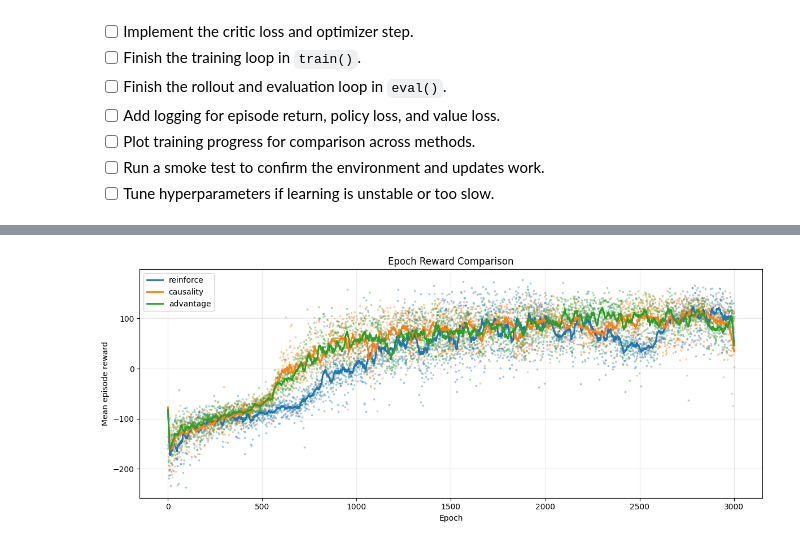
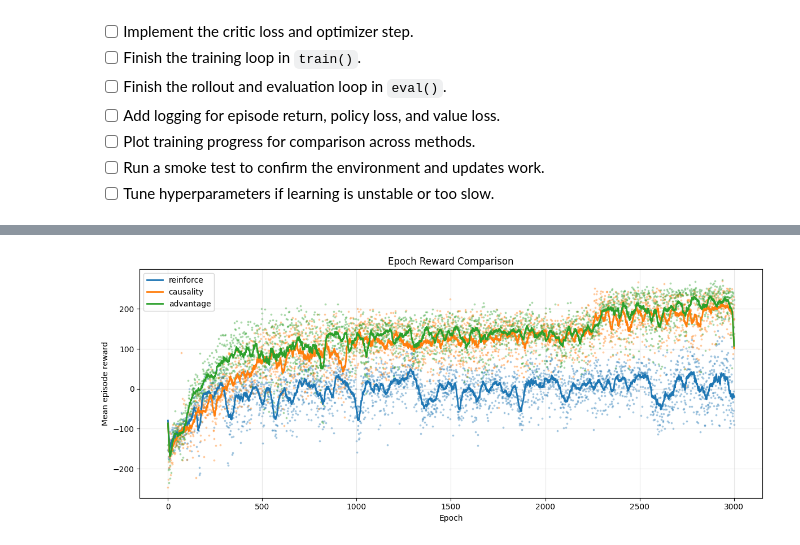
Before and after one commit to David-S-Hunsicker/ml, a Jupyter notebook: reinforcement_learning/RL_part_2_assignment.ipynb, the cells around one changed output, grey strips where cells are left out. Cells and saved outputs as stored; diff of their text form; code cells hidden in the pictures.

Commit message:
Trained 3 methods

```diff
--- a/reinforcement_learning/RL_part_2_assignment.ipynb
+++ b/reinforcement_learning/RL_part_2_assignment.ipynb
@@ -144,10 +155,20 @@ class PolicyNetwork(nn.Module):
         """Return action distribution for observations."""
         return Categorical(logits=self.net(obs))
 
-    def get_action(self, obs):
-        """Sample one action and return (action, log_prob)."""
+    def get_action(self, obs, deterministic: bool = False):
+        """Return one action and its log-probability.
+
+        Args:
+            obs: Observation tensor.
+            deterministic: If True, take the highest-probability action
+                (argmax) instead of sampling. Training needs sampling to
+                explore alternatives the policy doesn't yet favor; evaluation
+                should use the policy's actual best action to measure true
+                performance instead of injecting extra variance from random
+                exploration that has nothing to do with policy quality.
+        """
         dist = self(obs)
-        action = dist.sample()
+        action = dist.probs.argmax(dim=-1) if deterministic else dist.sample()
         log_prob = dist.log_prob(action)
         return action.item(), log_prob
 
@@ -348,8 +525,9 @@ def _smooth(values, window=20):
 
 
 def run_experiment(method='causality', epochs=5, n_steps_per_epoch=1500, hidden_sizes=[64, 64],
-                   lr=1e-3, value_lr=1e-3, max_eps_length=500, verbose=True,
-                   eval_render_every=None, show_plot=True):
+                   lr=1e-3, value_lr=1e-3, max_eps_length=500, entropy_coef=0.01,
+                   entropy_coef_final=None, gamma=1.0, verbose=True, eval_render_every=None,
+                   show_plot=True):
     """Train one policy-gradient configuration and plot reward per epoch.
 
     Args:
@@ -360,6 +538,11 @@ def run_experiment(method='causality', epochs=5, n_steps_per_epoch=1500, hidden_
         lr: Policy learning rate.
         value_lr: Critic learning rate.
         max_eps_length: Max steps per episode.
+        entropy_coef: Starting weight on the policy's entropy bonus.
+        entropy_coef_final: If set, entropy_coef linearly anneals to this
+            value by the last epoch instead of staying constant.
+        gamma: Discount factor in (0, 1] applied to reinforce_returns and
+            causality. gamma=1.0 recovers the original undiscounted behavior.
         verbose: Print trainer progress.
         eval_render_every: Render frequency for eval; None keeps plots visible.
         show_plot: Whether to display the per-method reward chart.
@@ -376,6 +559,9 @@ def run_experiment(method='causality', epochs=5, n_steps_per_epoch=1500, hidden_
         lr=lr,
         value_lr=value_lr,
         max_eps_length=max_eps_length,
+        entropy_coef=entropy_coef,
+        entropy_coef_final=entropy_coef_final,
+        gamma=gamma,
         verbose=verbose,
     )
 
@@ -397,24 +583,32 @@ def run_experiment(method='causality', epochs=5, n_steps_per_epoch=1500, hidden_
     return trainer, epoch_rewards, eval_return
 
 
-def compare_methods(methods=('reinforce', 'causality', 'advantage'), **experiment_kwargs):
+def compare_methods(methods=('reinforce', 'causality', 'advantage'), method_overrides=None,
+                     **experiment_kwargs):
     """Train multiple methods and overlay their epoch reward curves.
 
     Args:
         methods: Methods to evaluate.
+        method_overrides: Optional dict mapping method name to a dict of
+            run_experiment kwargs (e.g. lr, entropy_coef) that override the
+            shared experiment_kwargs for that method only. Useful since
+            reinforce/causality/advantage respond differently to the same
+            learning rate and entropy bonus (see training notes above).
         **experiment_kwargs: Shared keyword args forwarded to run_experiment().
 
     Returns:
         dict[str, dict[str, object]]: Per-method trainer, rewards, and eval return.
     """
+    method_overrides = method_overrides or {}
     results = {}
     fig, ax = plt.subplots(figsize=(12, 5))
 
     for method in methods:
+        method_kwargs = {**experiment_kwargs, **method_overrides.get(method, {})}
         trainer, epoch_rewards, eval_return = run_experiment(
             method=method,
             show_plot=False,
-            **experiment_kwargs,
+            **method_kwargs,
         )
         results[method] = {
             'trainer': trainer,
@@ -440,11 +634,37 @@ if RUN_SMOKE_TEST:
     comparison_results = compare_methods(
         methods=('reinforce', 'causality', 'advantage'),
         epochs=3000,
-        n_steps_per_epoch=700,
+        n_steps_per_epoch=900,
         hidden_sizes=[64, 64],
         lr=1e-3,
         value_lr=1e-3,
+        entropy_coef=0.002,
+        max_eps_length=2000,
+        gamma=0.99,
         verbose=True,
         eval_render_every=None,
+        # max_eps_length reverted to 1000: cutting it to 400 was tried and
+        # backfired -- truncation rate went UP (81-95%) instead of down,
+        # because early-training policies often need more than 400 steps to
+        # complete even a basic controlled descent, so the shorter cap was
+        # clipping genuine landing attempts rather than removing the hover
+        # option. 1000 was the cap where advantage previously broke through
+        # and truncation rate genuinely decreased as training progressed.
+        #
+        # gamma=0.99 added (previously undiscounted, gamma=1.0): reward-to-go
+        # and full-episode return were weighting reward hundreds of steps in
+        # the future exactly as much as reward right now, which favored
+        # "accumulate small reward for a long time by hovering" over "land
+        # soon for a one-time bonus." Discounting shrinks the value of
+        # distant reward, making a quick landing structurally more
+        # attractive than stalling, without truncating episodes that
+        # genuinely need more time -- a more targeted fix than cutting
+        # max_eps_length, which only controls *time available*, not
+        # *incentive*.
+        method_overrides={
+            'reinforce': {'lr': 1e-3, 'entropy_coef': 0.005},
+            'causality': {'lr': 5e-4, 'entropy_coef': 0.003},
+            'advantage': {'entropy_coef': 0.0005},
+        },
     )
 # %% [output]
@@ -468 +688 @@ Eval episode return: -25.2
-[figure, old version]
+[figure, new version]
```
Also changed, not shown: parts of 7 cells of this notebook.
